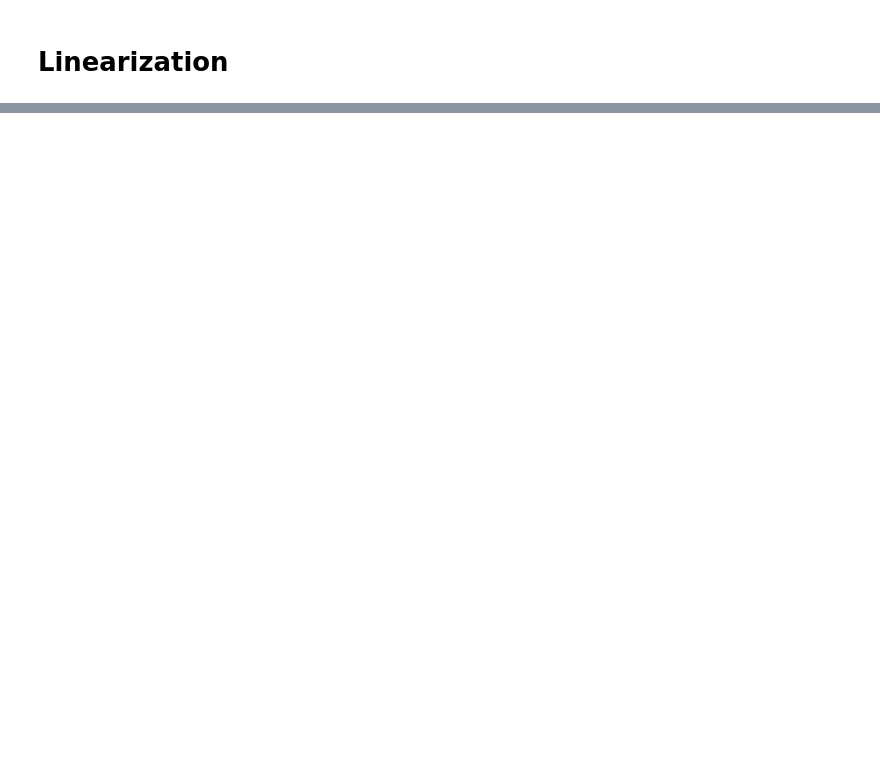
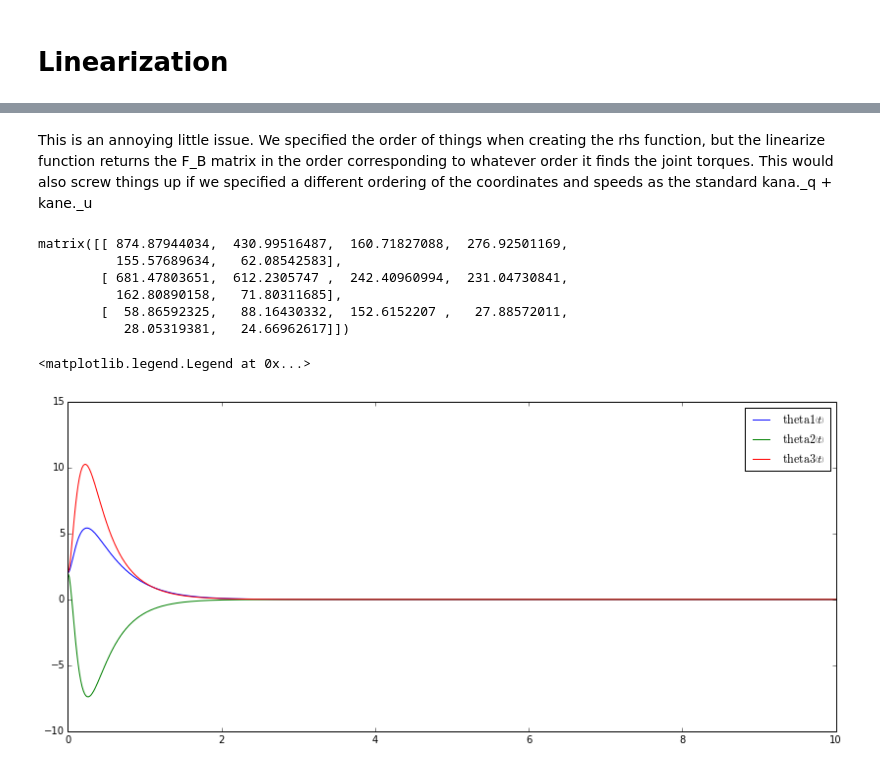
Before and after one commit to pydy/pydy-tutorial-human-standing, a Jupyter notebook: notebooks/base.ipynb, the cells around one changed output, grey strips where cells are left out. Drawn from its saved outputs; the diff is of its cells as text; code cells hidden in the pictures; blank space fills up the shorter version.

```diff
--- a/notebooks/base.ipynb
+++ b/notebooks/base.ipynb
@@ -424,0 +510,25 @@ To exit: use 'exit', 'quit', or Ctrl-D.
+# %% [markdown]
+This is an annoying little issue. We specified the order of things when creating the rhs function, but the linearize function returns the F_B matrix in the order corresponding to whatever order it finds the joint torques. This would also screw things up if we specified a different ordering of the coordinates and speeds as the standard kana._q + kane._u
+# %%
+K = K[[0, 2, 1], :]
+K
+# %% [output]
+matrix([[ 874.87944034,  430.99516487,  160.71827088,  276.92501169,
+          155.57689634,   62.08542583],
+        [ 681.47803651,  612.2305747 ,  242.40960994,  231.04730841,
+          162.80890158,   71.80311685],
+        [  58.86592325,   88.16430332,  152.6152207 ,   27.88572011,
+           28.05319381,   24.66962617]])
+# %%
+def controller(x, t):
+    return -np.asarray(np.dot(K, x)).flatten()
+# %%
+args['specified'] = controller
+# %%
+y = odeint(right_hand_side, x0, t, args=(args,))
+# %%
+plt.plot(t, np.rad2deg(y[:, :3]))
+plt.legend(["${}$".format(latex(c)) for c in coordinates])
+# %% [output]
+<matplotlib.legend.Legend at 0x...>
+[figure, added]
```
Also changed, not shown: parts of 32 cells of this notebook, 1 other file.
